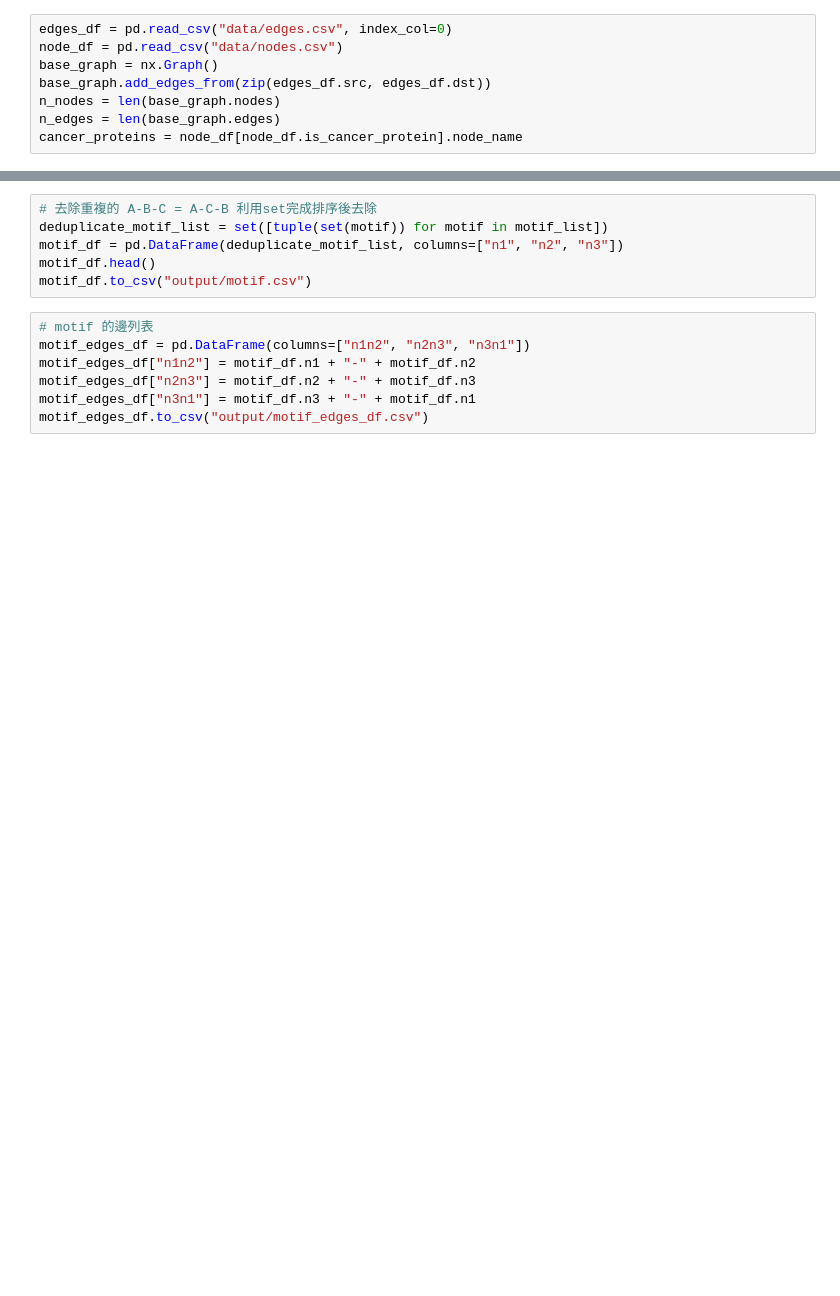
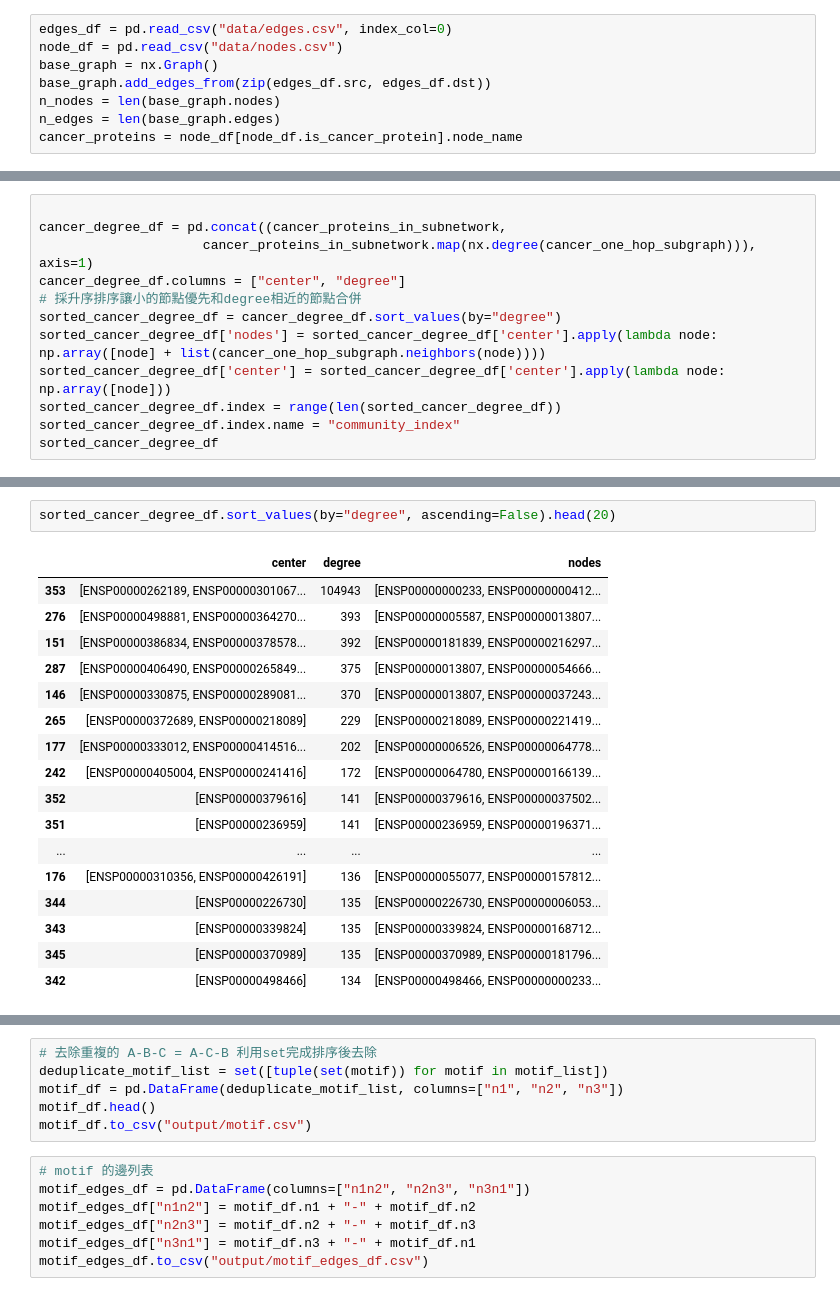
Before and after one commit to xu62u4u6/graph_permutation, a Jupyter notebook: notebooks/community.ipynb, the cells around one changed output, grey strips where cells are left out. Saved outputs shown, nothing was run; the diff lists cells and outputs as text; blank space fills up the shorter version.

Commit message:
update L1 community

```diff
--- a/notebooks/community.ipynb
+++ b/notebooks/community.ipynb
@@ -22,0 +22,12 @@ for cancer_protein in cancer_proteins:
+# %%
+
+cancer_degree_df = pd.concat((cancer_proteins_in_subnetwork,
+                     cancer_proteins_in_subnetwork.map(nx.degree(cancer_one_hop_subgraph))), axis=1)
+cancer_degree_df.columns = ["center", "degree"]
+# 採升序排序讓小的節點優先和degree相近的節點合併
+sorted_cancer_degree_df = cancer_degree_df.sort_values(by="degree")
+sorted_cancer_degree_df['nodes'] = sorted_cancer_degree_df['center'].apply(lambda node: np.array([node] + list(cancer_one_hop_subgraph.neighbors(node))))
+sorted_cancer_degree_df['center'] = sorted_cancer_degree_df['center'].apply(lambda node: np.array([node]))
+sorted_cancer_degree_df.index = range(len(sorted_cancer_degree_df))
+sorted_cancer_degree_df.index.name = "community_index"
+sorted_cancer_degree_df
@@ -22,0 +105,20 @@ for cancer_protein in cancer_proteins:
+# %%
+sorted_cancer_degree_df.sort_values(by="degree", ascending=False).head(20)
+# %% [output]
+|  | center | degree | nodes |
+| 353 | [ENSP00000262189, ENSP00000301067... | 104943 | [ENSP00000000233, ENSP00000000412... |
+| 276 | [ENSP00000498881, ENSP00000364270... | 393 | [ENSP00000005587, ENSP00000013807... |
+| 151 | [ENSP00000386834, ENSP00000378578... | 392 | [ENSP00000181839, ENSP00000216297... |
+| 287 | [ENSP00000406490, ENSP00000265849... | 375 | [ENSP00000013807, ENSP00000054666... |
+| 146 | [ENSP00000330875, ENSP00000289081... | 370 | [ENSP00000013807, ENSP00000037243... |
+| 265 | [ENSP00000372689, ENSP00000218089] | 229 | [ENSP00000218089, ENSP00000221419... |
+| 177 | [ENSP00000333012, ENSP00000414516... | 202 | [ENSP00000006526, ENSP00000064778... |
+| 242 | [ENSP00000405004, ENSP00000241416] | 172 | [ENSP00000064780, ENSP00000166139... |
+| 352 | [ENSP00000379616] | 141 | [ENSP00000379616, ENSP00000037502... |
+| 351 | [ENSP00000236959] | 141 | [ENSP00000236959, ENSP00000196371... |
+| ... | ... | ... | ... |
+| 176 | [ENSP00000310356, ENSP00000426191] | 136 | [ENSP00000055077, ENSP00000157812... |
+| 344 | [ENSP00000226730] | 135 | [ENSP00000226730, ENSP00000006053... |
+| 343 | [ENSP00000339824] | 135 | [ENSP00000339824, ENSP00000168712... |
+| 345 | [ENSP00000370989] | 135 | [ENSP00000370989, ENSP00000181796... |
+| 342 | [ENSP00000498466] | 134 | [ENSP00000498466, ENSP00000000233... |
```
Also changed, not shown: parts of 16 cells of this notebook.
